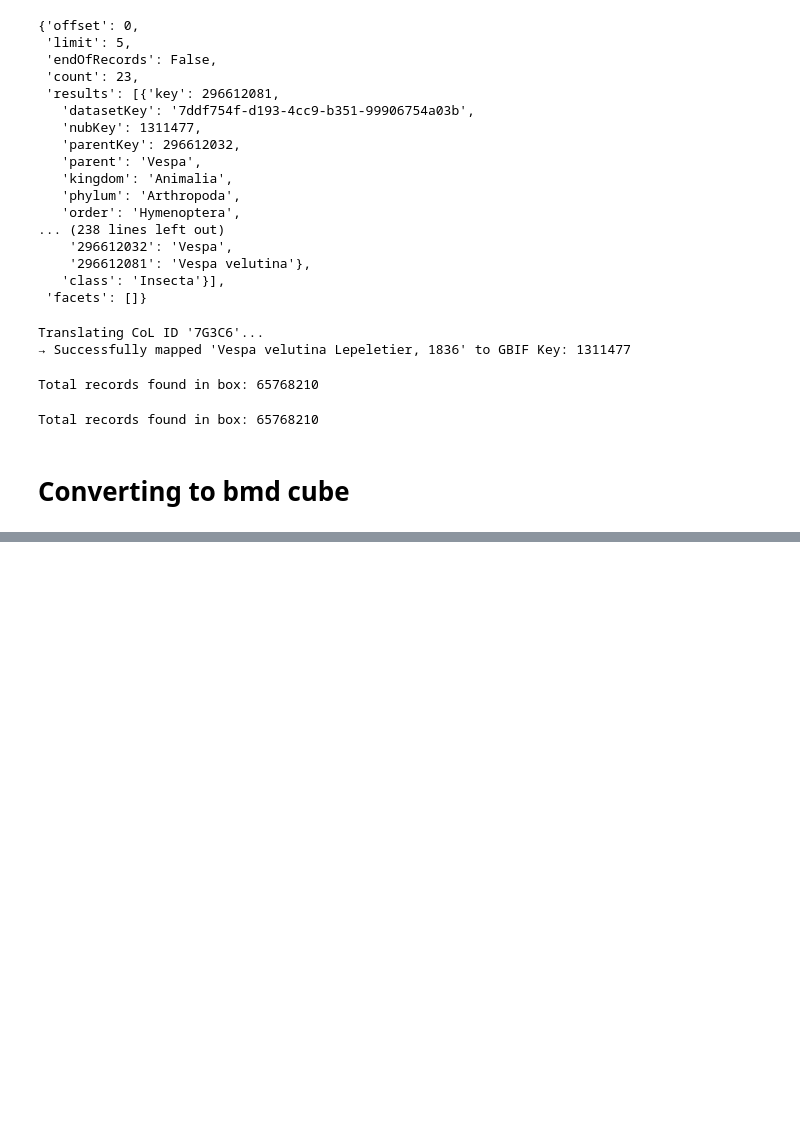
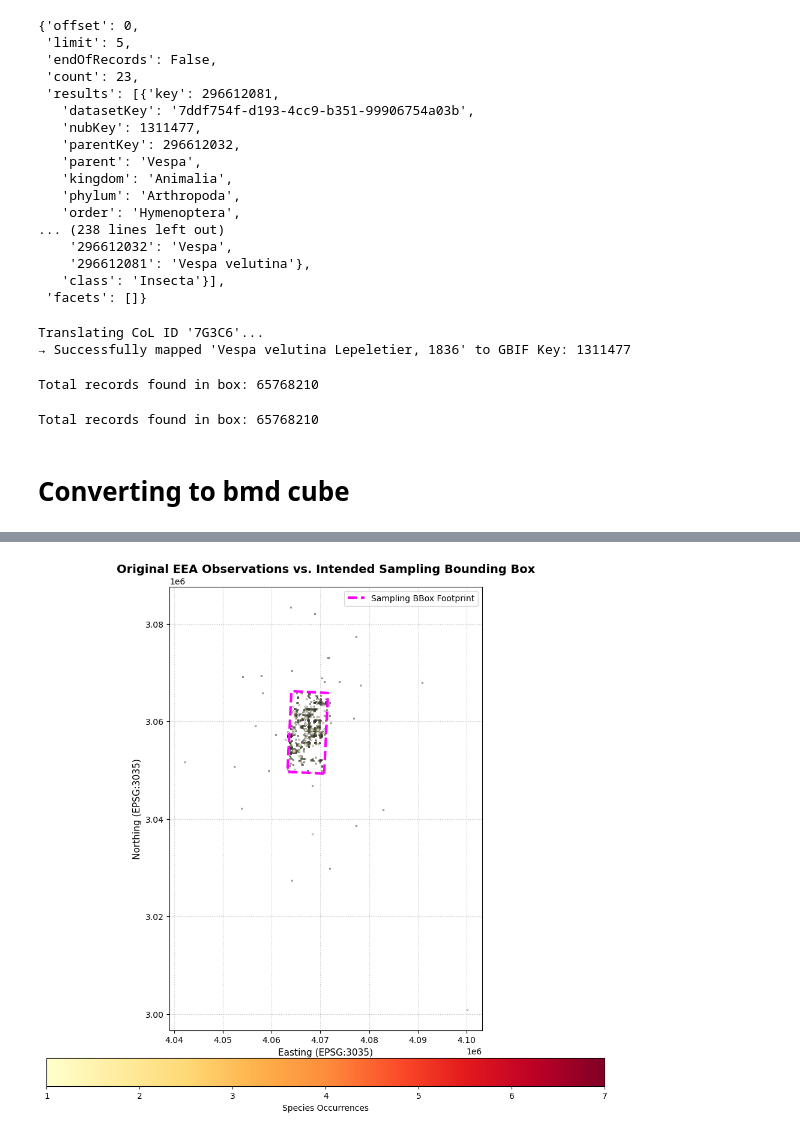
Before and after one commit to nbillietPM/BmC, a Jupyter notebook: scripts/gbif/gbif.ipynb, the cells around one changed output, grey strips where cells are left out. Cells and saved outputs as stored; diff of their text form; code cells hidden in the pictures; blank space fills up the shorter version.

```diff
--- a/scripts/gbif/gbif.ipynb
+++ b/scripts/gbif/gbif.ipynb
@@ -148,8 +125,17 @@ Total records found in box: 65768210
 # Converting to bmd cube
 # %%
 import pandas as pd
+import geopandas as gpd
+from bmc.datasource.gbif import harmonisation
 
 bbox = [6.365693, 50.50134, 6.472005, 50.650193]
 gbif_table = pd.read_csv("0002756-260623161305970.csv", sep="\t")
-gbif_table
+gbif_table['geometry'] = gbif_table['eeacellcode'].apply(harmonisation.parse_to_polygon)
+
+# 3. Convert to a GeoDataFrame and set the standard EEA CRS
+gdf = gpd.GeoDataFrame(gbif_table, geometry='geometry', crs="EPSG:3035")
+
+# Check the results
+print(gdf.head())
+print(f"Current CRS: {gdf.crs}")
 # %% [output]
@@ -172,0 +159,54 @@ from bmc.datasource import gbif
+# %%
+import matplotlib.pyplot as plt
+import geopandas as gpd
+from shapely.geometry import box
+
+# 1. Define your original WGS84 bounding box
+bbox = [6.365693, 50.50134, 6.472005, 50.650193]
+
+# 2. Convert the bounding box into a GeoDataFrame in its native CRS (WGS84)
+bbox_geometry = box(bbox[0], bbox[1], bbox[2], bbox[3])
+bbox_gdf = gpd.GeoDataFrame(geometry=[bbox_geometry], crs="EPSG:4326")
+
+# 3. Reproject the bounding box to match the EEA grid (EPSG:3035)
+bbox_eea = bbox_gdf.to_crs("EPSG:3035")
+
+# 4. Set up the visualization
+fig, ax = plt.subplots(figsize=(12, 12))
+
+# Plot all original observations (including outliers)
+gdf.plot(
+    ax=ax,
+    column='occurrences',
+    cmap='YlOrRd',
+    edgecolor='black',
+    linewidth=0.5,
+    alpha=0.7,
+    legend=True,
+    legend_kwds={'label': "Species Occurrences", 'orientation': "horizontal", 'pad': 0.05}
+)
+
+# Plot the original sampling bounding box as a bold, dashed perimeter
+bbox_eea.plot(
+    ax=ax,
+    facecolor='none',
+    edgecolor='magenta',  # High contrast color
+    linewidth=3,
+    linestyle='--',
+    label='Original Sampling BBox'
+)
+
+# 5. Formatting adjustments
+ax.set_title("Original EEA Observations vs. Intended Sampling Bounding Box", fontsize=14, fontweight='bold')
+ax.set_xlabel("Easting (EPSG:3035)", fontsize=11)
+ax.set_ylabel("Northing (EPSG:3035)", fontsize=11)
+ax.grid(True, linestyle=':', alpha=0.5, color='gray')
+
+# Add a manual legend handle for the bbox line
+from matplotlib.lines import Line2D
+legend_elements = [Line2D([0], [0], color='magenta', lw=3, linestyle='--', label='Sampling BBox Footprint')]
+ax.legend(handles=legend_elements, loc='upper right')
+
+plt.show()
+# %% [output]
+[figure, added]
```
Also changed, not shown: parts of 26 cells of this notebook, 2 other files.
